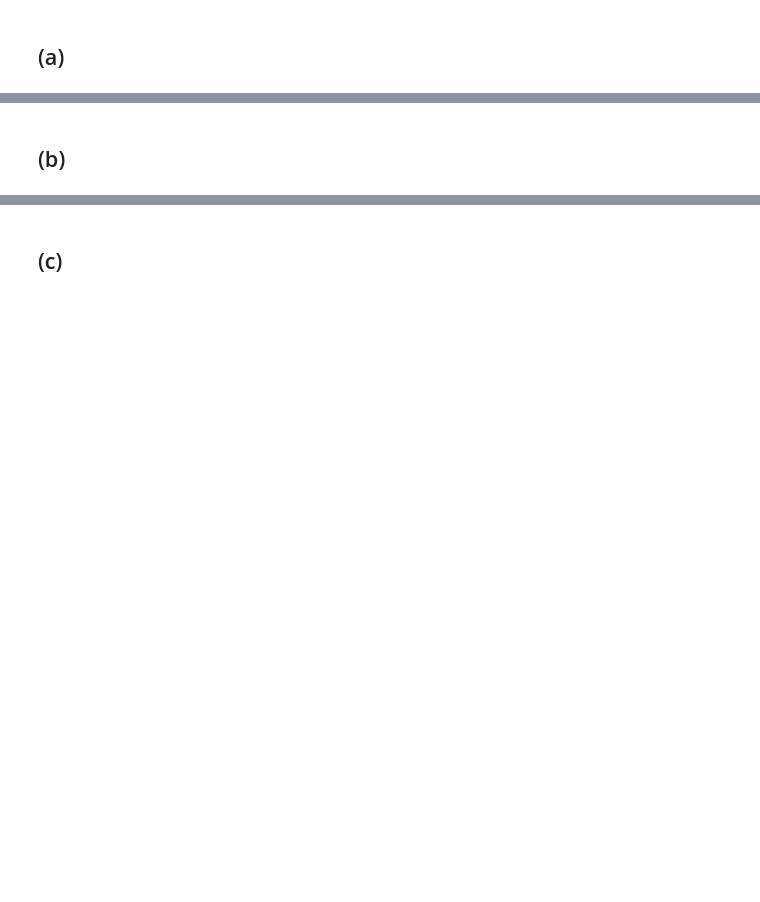
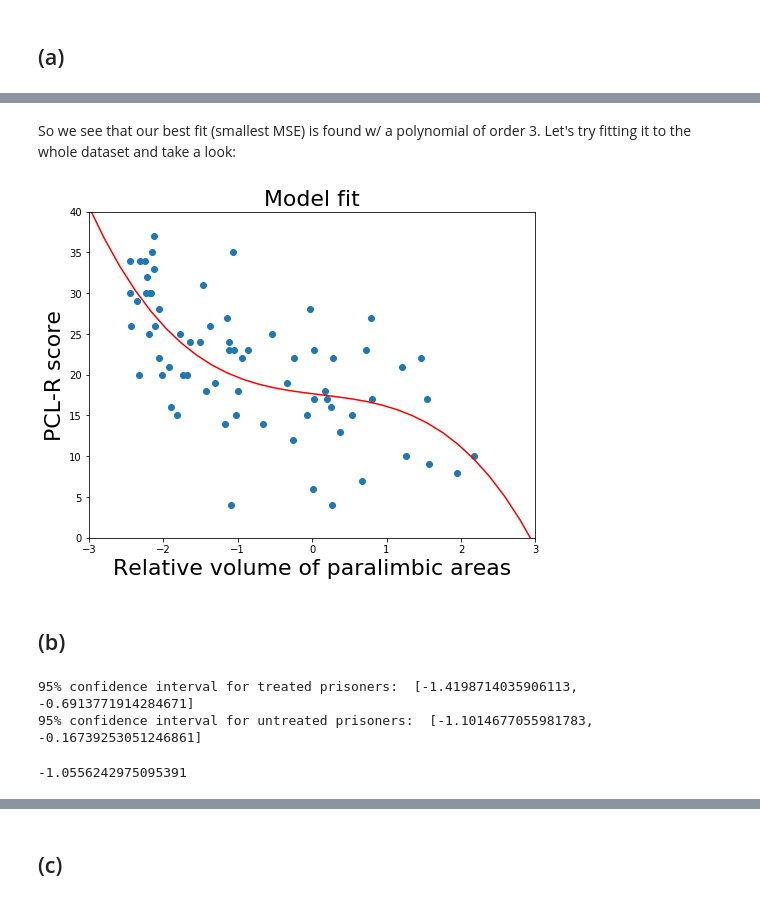
Before and after one commit to rfeinman/hw-mathtools, a Jupyter notebook: Feinman_Reuben_HW5/hw5.ipynb, the cells around one changed output, grey strips where cells are left out. Drawn from its saved outputs; the diff is of its cells as text; code cells hidden in the pictures; blank space fills up the shorter version.

```diff
--- a/Feinman_Reuben_HW5/hw5.ipynb
+++ b/Feinman_Reuben_HW5/hw5.ipynb
@@ -474,3 +474,8 @@ $
 I think this result merits Poldrack's critique. The probability of language engagement given that we've observed activation in Broca's area is just barely over $50\%$. This means that observing activity in Broca's area tells us very little about whether or not language is engaged. We cannot say with high confidence that language is active given that we've observed activity in Broca's area, and we also cannot say with high confidence that language is unactive given this observation. So we are really not confident about any inference regarding language activity from this observation.
 # %% [markdown]
 # Problem #3
+# %%
+import scipy.io as sio
+
+D = sio.loadmat('psychopathy.mat')['DATA']
+print(D.shape)
@@ -479,2 +651,15 @@ I think this result merits Poldrack's critique. The probability of language enga
+# %% [markdown]
+So we see that our best fit (smallest MSE) is found w/ a polynomial of order 3. Let's try fitting it to the whole dataset and take a look:
+# %%
+B_opt = polynomial_regression(D[:,0], D[:,1], order=3)
+plot_fit(
+    D[:,0], D[:,1], B_opt,
+    x_range=[-3,3], y_range=[0, 40],
+    x_label='Relative volume of paralimbic areas',
+    y_label='PCL-R score',
+    figsize=(8,6)
+)
+# %% [output]
+[figure, added]
 # %% [markdown]
 ## (b)
@@ -480,0 +692,12 @@ I think this result merits Poldrack's critique. The probability of language enga
+# %%
+interval_treated = bootstrap_estimate_95c(volumes_treated, sample_size=35, nb_trials=100000)
+interval_untreated = bootstrap_estimate_95c(volumes_untreated, sample_size=35, nb_trials=100000)
+print('95% confidence interval for treated prisoners: ', interval_treated)
+print('95% confidence interval for untreated prisoners: ', interval_untreated)
+# %% [output]
+95% confidence interval for treated prisoners:  [-1.4198714035906113, -0.6913771914284671]
+95% confidence interval for untreated prisoners:  [-1.1014677055981783, -0.16739253051246861]
+# %%
+np.mean(interval_treated)
+# %% [output]
+-1.0556242975095391
```
Also changed, not shown: parts of 13 cells of this notebook.
